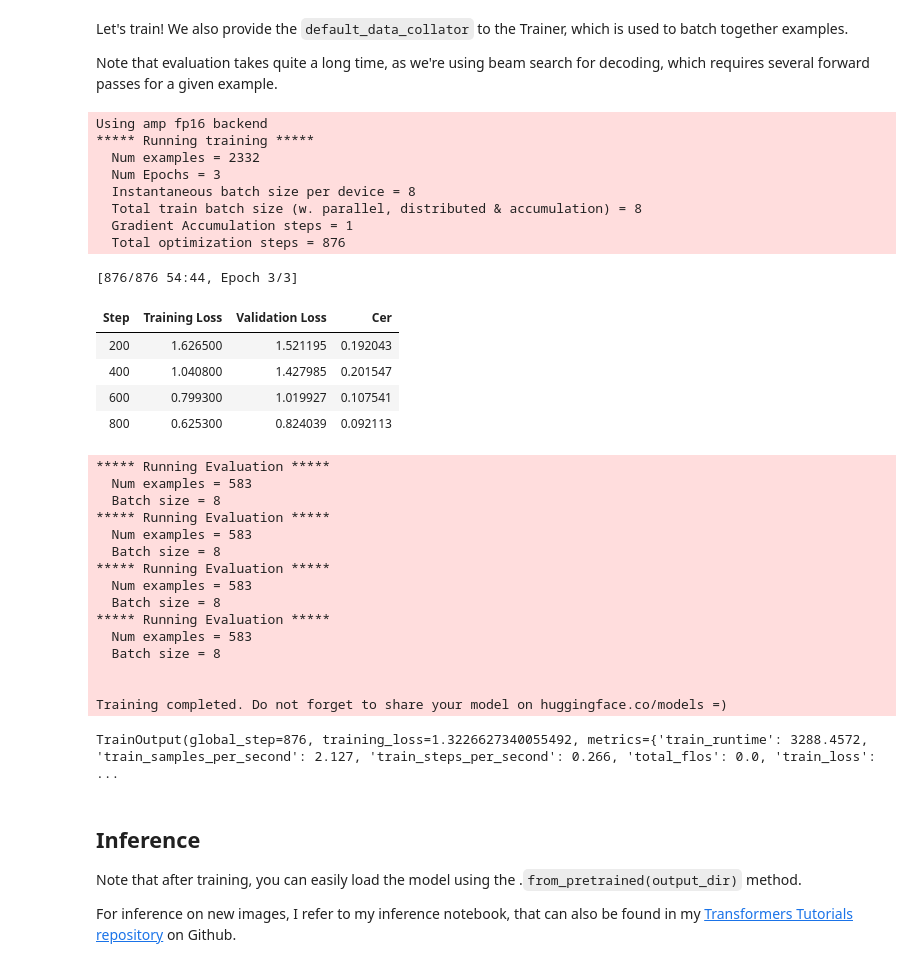
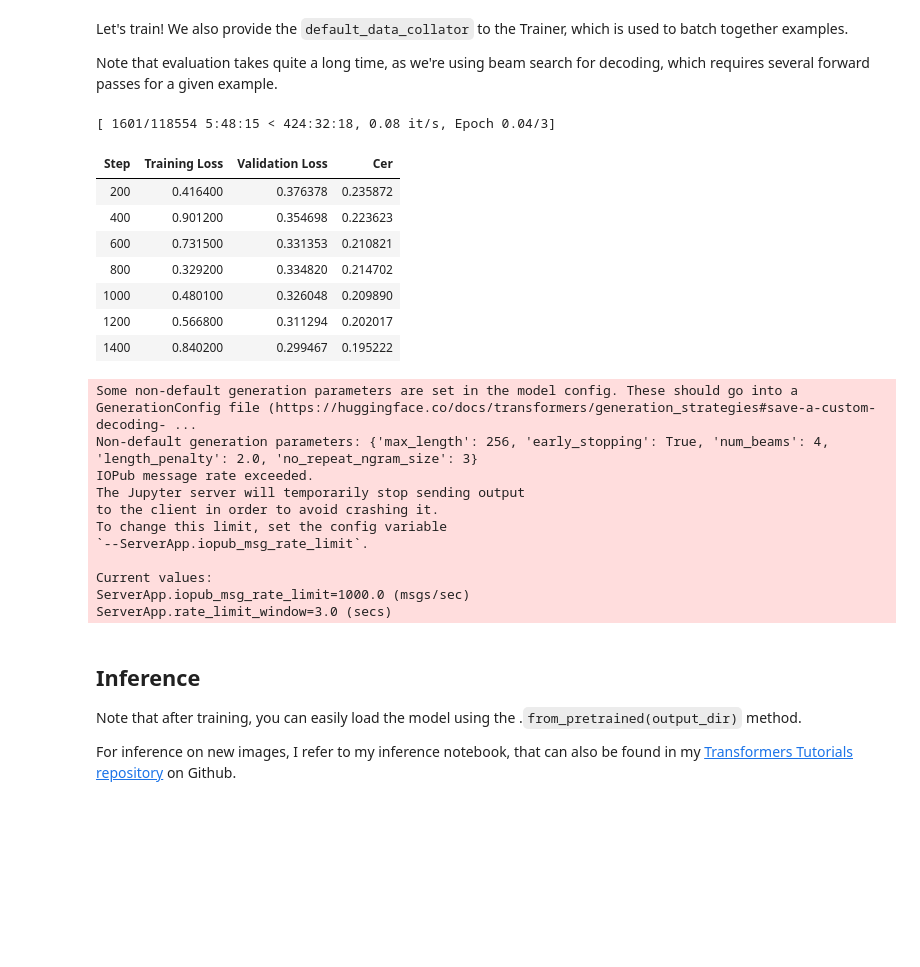
Before and after one commit to us/trocr_mathwriting, a Jupyter notebook: Fine_tune_TrOCR_on_MathWriting_Database_using_Seq2SeqTrainer.ipynb, the cells around one changed output. Cells and saved outputs as stored; diff of their text form; code cells hidden in the pictures; blank space fills up the shorter version.

Commit message:
feat: updated training

```diff
--- a/Fine_tune_TrOCR_on_MathWriting_Database_using_Seq2SeqTrainer.ipynb
+++ b/Fine_tune_TrOCR_on_MathWriting_Database_using_Seq2SeqTrainer.ipynb
@@ -128,6 +148,7 @@ class MathWritingImageDataset(Dataset):
 # %% [markdown]
 Let's initialize the training and evaluation datasets:
 # %%
+!pip install transformers[torch]
 from transformers import TrOCRProcessor
 
 processor = TrOCRProcessor.from_pretrained("microsoft/trocr-base-handwritten")
@@ -138,7 +159,7 @@ symbols_dataset = MathWritingImageDataset(root_dir=symbols_folder, df=symbols_me
 
 train_dataset = MathWritingImageDataset(root_dir=train_folder, df=train_metadata, processor=processor)
 
-# train_dataset = torch.utils.data.ConcatDataset([train_dataset, symbols_dataset, synthetic_dataset])
+train_dataset = torch.utils.data.ConcatDataset([train_dataset, symbols_dataset, synthetic_dataset])
 
 test_dataset = MathWritingImageDataset(root_dir=test_folder, df=test_metadata, processor=processor)
 
@@ -181,4 +219,4 @@ Here, we initialize the TrOCR model from its pretrained weights. Note that the w
 # %%
 from transformers import VisionEncoderDecoderModel
 
-model = VisionEncoderDecoderModel.from_pretrained("microsoft/trocr-base-stage1")
+model = VisionEncoderDecoderModel.from_pretrained("./checkpoint-6000")
@@ -198,26 +234,33 @@ model.config.vocab_size = model.config.decoder.vocab_size
 
 # set beam search parameters
 model.config.eos_token_id = processor.tokenizer.sep_token_id
-model.config.max_length = 64
+model.config.max_length = 256
 model.config.early_stopping = True
 model.config.no_repeat_ngram_size = 3
 model.config.length_penalty = 2.0
 model.config.num_beams = 4
+
+import logging
+logger = logging.getLogger()
 # %% [markdown]
 Next, we can define some training hyperparameters by instantiating the `training_args`. Note that there are many more parameters, all of which can be found in the [documentation](https://huggingface.co/transformers/main_classes/trainer.html#seq2seqtrainingarguments). You can for example decide what the batch size is for training/evaluation, whether to use mixed precision training (lower memory), the frequency at which you want to save the model, etc.
 # %%
+# !pip install accelerate -U
+# !pip install transformers[torch]
 from transformers import Seq2SeqTrainer, Seq2SeqTrainingArguments
 
 training_args = Seq2SeqTrainingArguments(
     predict_with_generate=True,
     evaluation_strategy="steps",
-    per_device_train_batch_size=8,
-    per_device_eval_batch_size=8,
+    per_device_train_batch_size=16,
+    per_device_eval_batch_size=16,
     fp16=True,
-    output_dir="./",
     logging_steps=2,
     save_steps=1000,
     eval_steps=200,
+    resume_from_checkpoint="./checkpoint-6000",
+    output_dir="./model_outputs",
+    logging_dir='./logs',
 )
 # %% [markdown]
 We will evaluate the model on the Character Error Rate (CER), which is available in HuggingFace Datasets (see [here](https://huggingface.co/metrics/cer)).
@@ -246,50 +324,39 @@ Let's train! We also provide the `default_data_collator` to the Trainer, which i
 
 Note that evaluation takes quite a long time, as we're using beam search for decoding, which requires several forward passes for a given example.
 # %%
-from transformers import default_data_collator
+from transformers import default_data_collator, DefaultFlowCallback
 
 # instantiate trainer
 trainer = Seq2SeqTrainer(
     model=model,
     tokenizer=processor.feature_extractor,
     args=training_args,
     compute_metrics=compute_metrics,
     train_dataset=train_dataset,
     eval_dataset=eval_dataset,
-    data_collator=default_data_collator,
-)
+    data_collator=default_data_collator,)
 trainer.train()
 # %% [output]
-Using amp fp16 backend
-***** Running training *****
-  Num examples = 2332
-  Num Epochs = 3
-  Instantaneous batch size per device = 8
-  Total train batch size (w. parallel, distributed & accumulation) = 8
-  Gradient Accumulation steps = 1
-  Total optimization steps = 876
+[ 1601/118554 5:48:15 < 424:32:18, 0.08 it/s, Epoch 0.04/3]
+| Step | Training Loss | Validation Loss | Cer |
+| 200 | 0.416400 | 0.376378 | 0.235872 |
+| 400 | 0.901200 | 0.354698 | 0.223623 |
+| 600 | 0.731500 | 0.331353 | 0.210821 |
+| 800 | 0.329200 | 0.334820 | 0.214702 |
+| 1000 | 0.480100 | 0.326048 | 0.209890 |
+| 1200 | 0.566800 | 0.311294 | 0.202017 |
+| 1400 | 0.840200 | 0.299467 | 0.195222 |
-[876/876 54:44, Epoch 3/3]
+Some non-default generation parameters are set in the model config. These should go into a GenerationConfig file (https://huggingface.co/docs/transformers/generation_strategies#save-a-custom-decoding- ...
+Non-default generation parameters: {'max_length': 256, 'early_stopping': True, 'num_beams': 4, 'length_penalty': 2.0, 'no_repeat_ngram_size': 3}
+IOPub message rate exceeded.
+The Jupyter server will temporarily stop sending output
+to the client in order to avoid crashing it.
+To change this limit, set the config variable
+`--ServerApp.iopub_msg_rate_limit`.
+
+Current values:
+ServerApp.iopub_msg_rate_limit=1000.0 (msgs/sec)
+ServerApp.rate_limit_window=3.0 (secs)
-| Step | Training Loss | Validation Loss | Cer |
-| 200 | 1.626500 | 1.521195 | 0.192043 |
-| 400 | 1.040800 | 1.427985 | 0.201547 |
-| 600 | 0.799300 | 1.019927 | 0.107541 |
-| 800 | 0.625300 | 0.824039 | 0.092113 |
-***** Running Evaluation *****
-  Num examples = 583
-  Batch size = 8
-***** Running Evaluation *****
-  Num examples = 583
-  Batch size = 8
-***** Running Evaluation *****
-  Num examples = 583
-  Batch size = 8
-***** Running Evaluation *****
-  Num examples = 583
-  Batch size = 8
-
-
-Training completed. Do not forget to share your model on huggingface.co/models =)
-TrainOutput(global_step=876, training_loss=1.3226627340055492, metrics={'train_runtime': 3288.4572, 'train_samples_per_second': 2.127, 'train_steps_per_second': 0.266, 'total_flos': 0.0, 'train_loss': ...
 # %% [markdown]
 ## Inference
 
```
Also changed, not shown: parts of 10 cells of this notebook.
